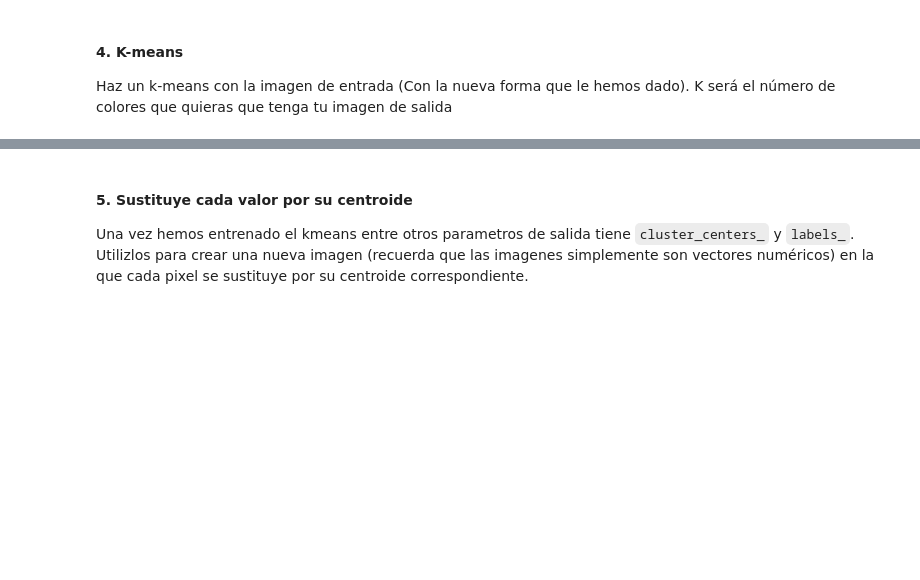
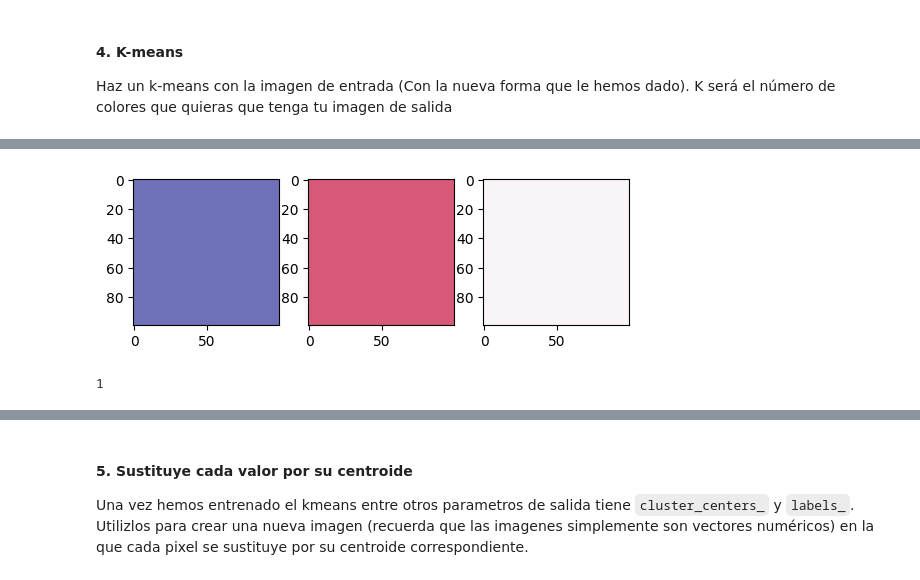
Before and after one commit to BecTome/SVL_DS_Febrero23, a Jupyter notebook: 3-Machine Learning/2-No supervisado/2-Clustering/Ejercicios/kmeans_imagenes.ipynb, the cells around one changed output, grey strips where cells are left out. Saved outputs shown, nothing was run; the diff lists cells and outputs as text; code cells hidden in the pictures; blank space fills up the shorter version.

```diff
--- a/3-Machine Learning/2-No supervisado/2-Clustering/Ejercicios/kmeans_imagenes.ipynb
+++ b/3-Machine Learning/2-No supervisado/2-Clustering/Ejercicios/kmeans_imagenes.ipynb
@@ -35,0 +97,18 @@ Haz un k-means con la imagen de entrada (Con la nueva forma que le hemos dado).
+# %%
+from sklearn.cluster import KMeans
+km = KMeans(n_clusters=3, max_iter=300, init="k-means++", random_state=1)
+y_pred = km.fit_predict(arr_px)
+
+centers = km.cluster_centers_
+for i, center in enumerate(centers):
+    plt.subplot(1, len(centers), i+1)
+    center = np.repeat(center.reshape(1, -1), 10000, axis=0).reshape(100, 100, 3)
+    plt.imshow(center)
+
+plt.show()
+# %% [output]
+[figure, added]
+# %%
+image.itemsize
+# %% [output]
+1
```
Also changed, not shown: parts of 16 cells of this notebook, 12 other files.
